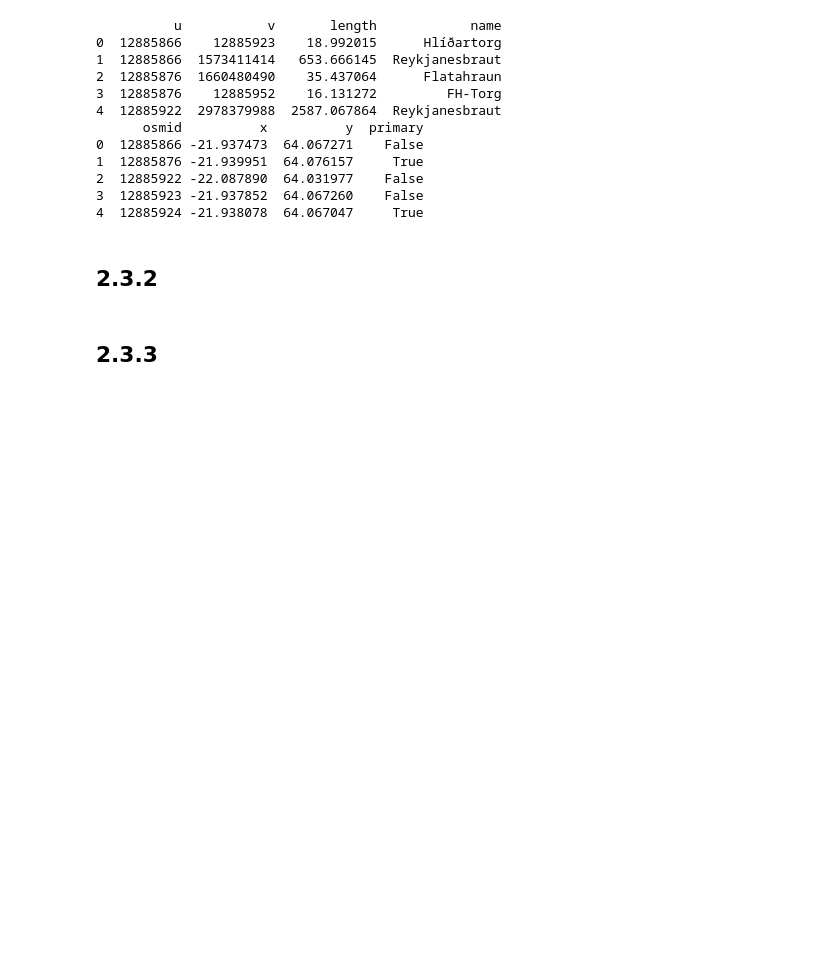
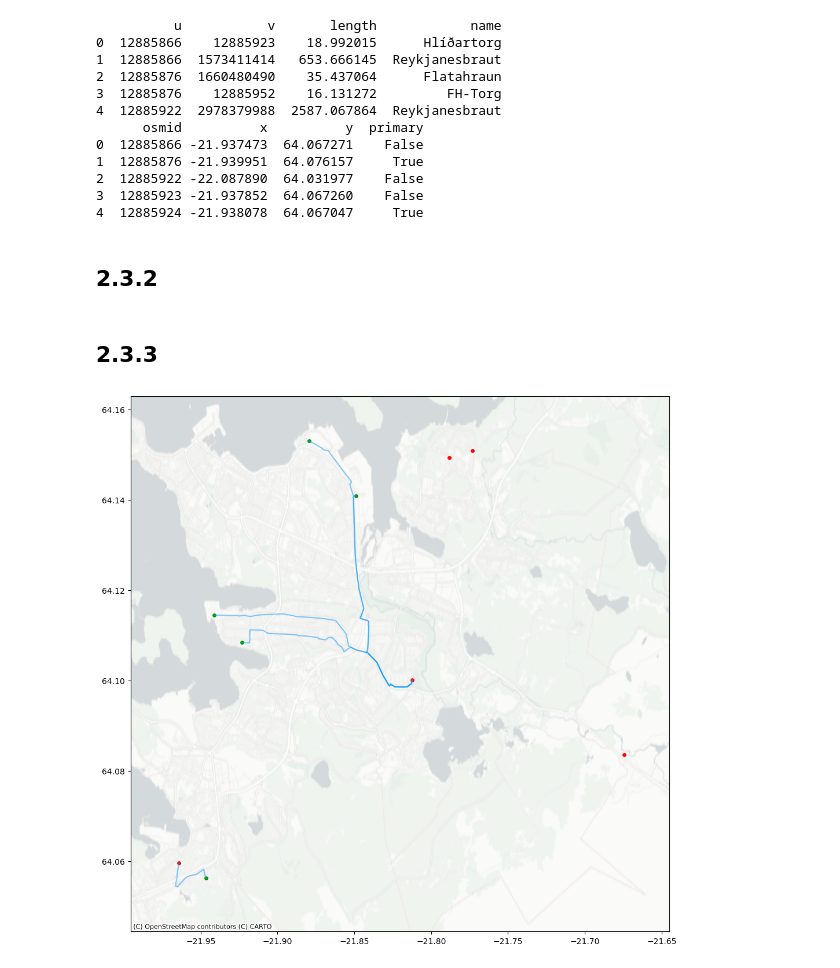
Before and after one commit to EidurK/GreiningLokaverkefni, a Jupyter notebook: FinalProject.ipynb, the cells around one changed output. Drawn from its saved outputs; the diff is of its cells as text; code cells hidden in the pictures; blank space fills up the shorter version.

```diff
--- a/FinalProject.ipynb
+++ b/FinalProject.ipynb
@@ -156 +178,52 @@ def find_route(path, edges=df_edges, nodes=df_nodes):
+# %%
+def draw_paths(start_points, end_points , paths):
+    fig, ax = plt.subplots(figsize=(12, 12))
+
+    all_x, all_y = [], []
+    for path in paths:
+        ax.plot(path[:, 0],path[:, 1], c='#1099ff', alpha=0.5)
+        all_x.extend(path[:, 0])
+        all_y.extend(path[:, 1])
+
+
+
+    start_x = [node['x'] for node in start_points]
+    start_y = [node['y'] for node in start_points]
+    end_x = [node['x'] for node in end_points]
+    end_y = [node['y'] for node in end_points]
+    ax.scatter(start_x, start_y, c='#009900', s=15, alpha=1)
+    ax.scatter(end_x, end_y, c='#ff0000', s=15, alpha=1)
+
+    all_x += start_x + end_x
+    all_y += start_y + end_y
+
+    # Calculate data bounds with a 10% buffer
+    min_x, max_x = min(all_x), max(all_x)
+    min_y, max_y = min(all_y), max(all_y)
+    buffer_x = (max_x - min_x) * 0.1  # 10% buffer
+    buffer_y = (max_y - min_y) * 0.1
+
+    # Set axis limits to zoom out
+    ax.set_xlim(min_x - buffer_x, max_x + buffer_x)
+    ax.set_ylim(min_y - buffer_y, max_y + buffer_y)
+
+    # Add basemap with a lower zoom level (e.g., zoom=10)
+    ctx.add_basemap(ax, crs='EPSG:4326', source=ctx.providers.CartoDB.PositronNoLabels, zoom="auto")
+
+    plt.show()
+
+
+
+starting_position_paths = leit(start_points, end_points)
+paths = []
+for path in starting_position_paths:
+    distances = path['distances']
+    prev_edge = path['edges']
+
+    nearest_station = min(end_points, key=lambda k: distances[k['osmid']])
+    paths.append(construct_path(nearest_station ,prev_edge, distances))
+
+draw_paths(start_points, end_points, paths)
+# %% [output]
+[figure, added]
 # %%
```
Also changed, not shown: parts of 19 cells of this notebook.
